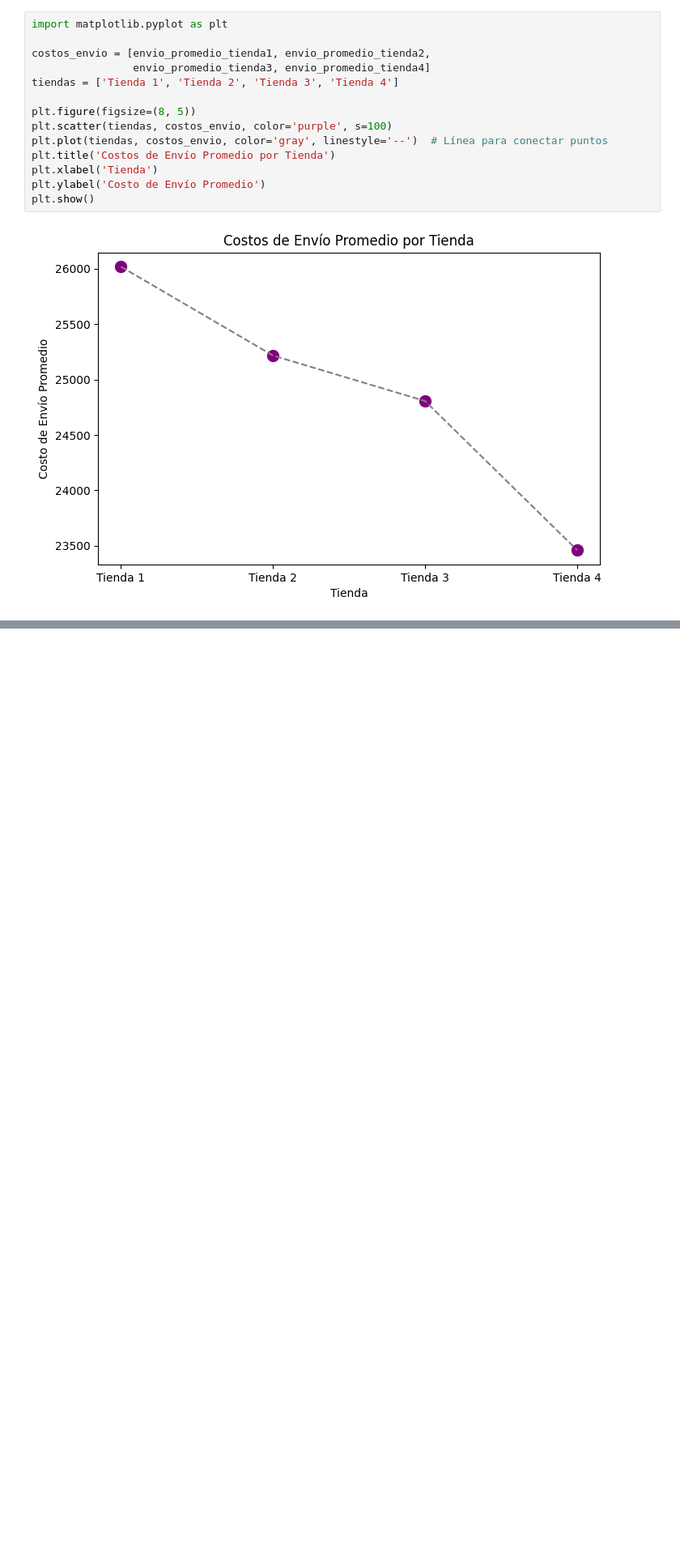
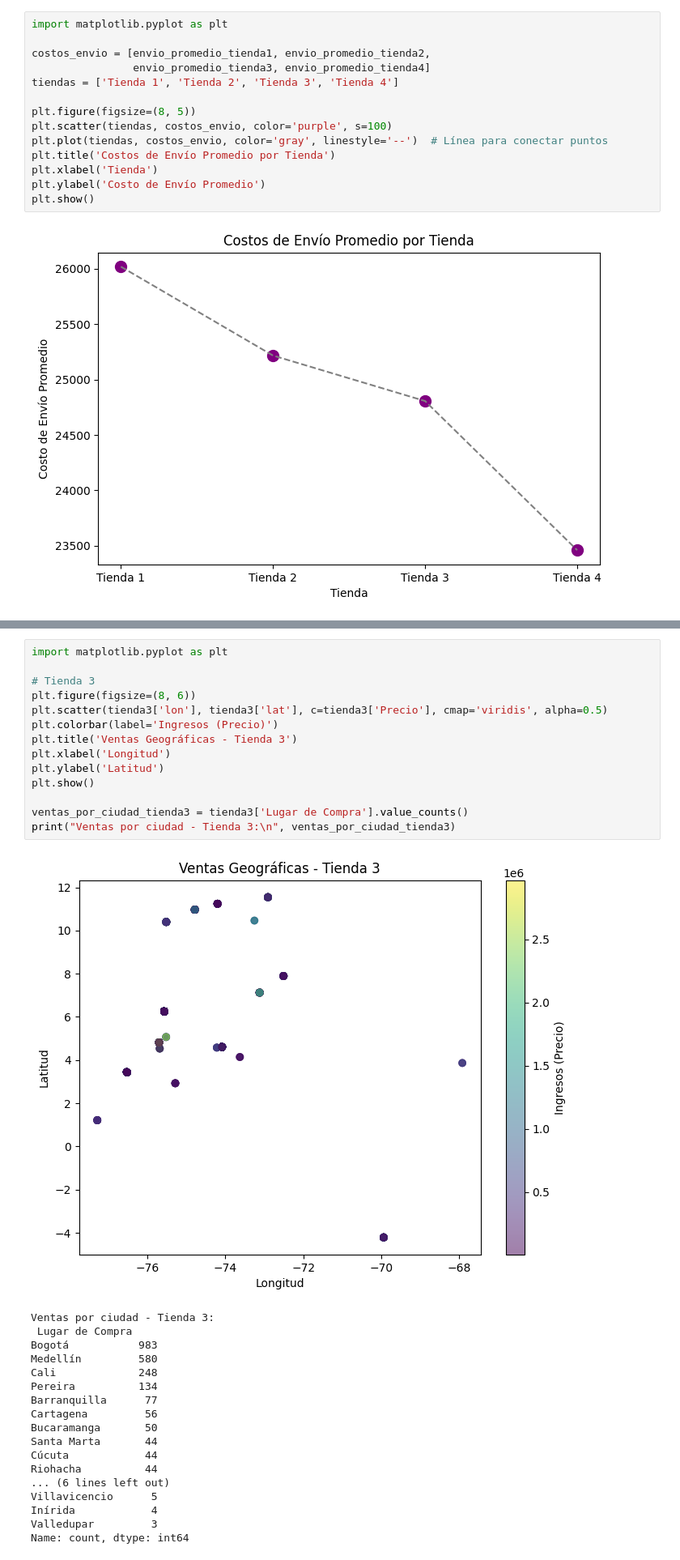
Before and after one commit to carlo55anchez/alura-store-dataAnalysis, a Jupyter notebook: AluraStoreLatam.ipynb, the cells around one changed output, grey strips where cells are left out. Shown at 81% size. Cells and saved outputs as stored; diff of their text form; blank space fills up the shorter version.

```diff
--- a/AluraStoreLatam.ipynb
+++ b/AluraStoreLatam.ipynb
@@ -224,0 +293,33 @@ plt.show()
+# %%
+import matplotlib.pyplot as plt
+
+# Tienda 3
+plt.figure(figsize=(8, 6))
+plt.scatter(tienda3['lon'], tienda3['lat'], c=tienda3['Precio'], cmap='viridis', alpha=0.5)
+plt.colorbar(label='Ingresos (Precio)')
+plt.title('Ventas Geográficas - Tienda 3')
+plt.xlabel('Longitud')
+plt.ylabel('Latitud')
+plt.show()
+
+ventas_por_ciudad_tienda3 = tienda3['Lugar de Compra'].value_counts()
+print("Ventas por ciudad - Tienda 3:\n", ventas_por_ciudad_tienda3)
+# %% [output]
+[figure, added]
+Ventas por ciudad - Tienda 3:
+ Lugar de Compra
+Bogotá           983
+Medellín         580
+Cali             248
+Pereira          134
+Barranquilla      77
+Cartagena         56
+Bucaramanga       50
+Santa Marta       44
+Cúcuta            44
+Riohacha          44
+... (6 lines left out)
+Villavicencio      5
+Inírida            4
+Valledupar         3
+Name: count, dtype: int64
```
Also changed, not shown: parts of 13 cells of this notebook.
